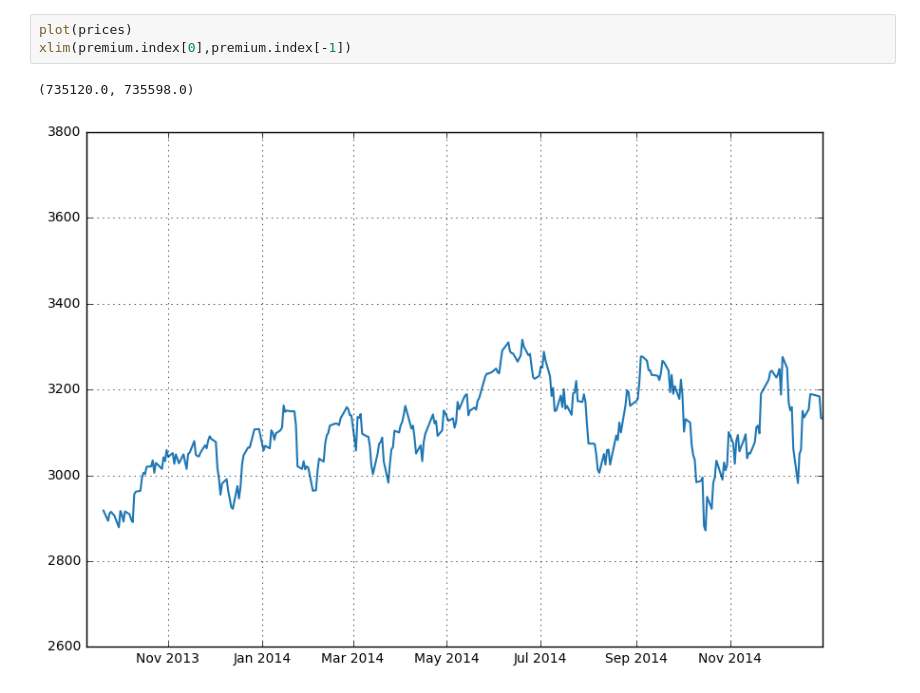
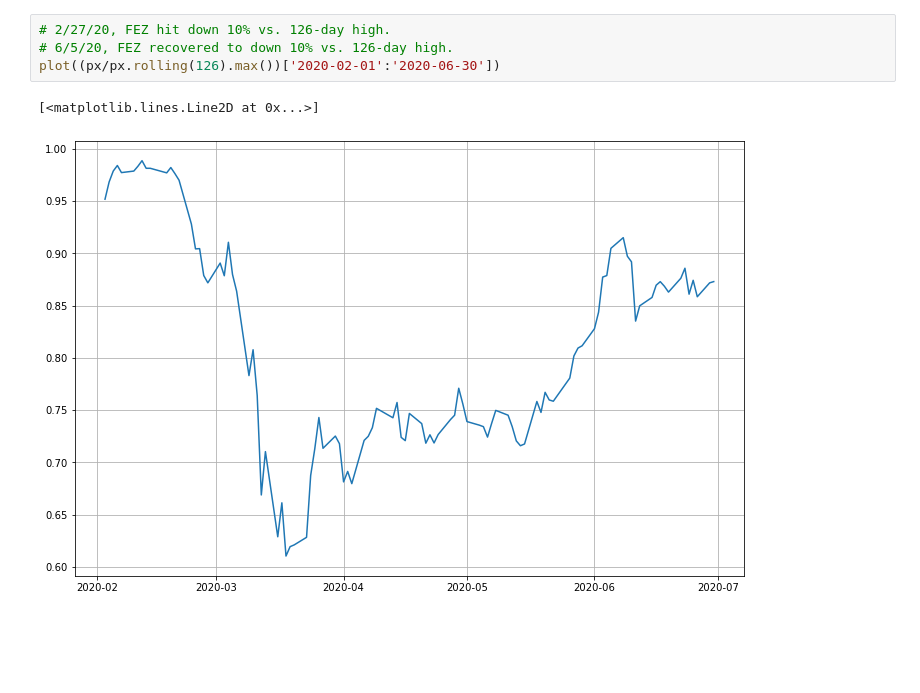
Before and after one commit to idrach55/Trading, a Jupyter notebook: strat_sx5edivs.ipynb, the cells around one changed output. Saved outputs shown, nothing was run; the diff lists cells and outputs as text; blank space fills up the shorter version.

```diff
--- a/strat_sx5edivs.ipynb
+++ b/strat_sx5edivs.ipynb
@@ -77,6 +30,7 @@ plot(premium/prices)
-# %%
-plot(prices)
-xlim(premium.index[0],premium.index[-1])
-# %% [output]
-(735120.0, 735598.0)
-[figure, removed]
+# %%
+# 2/27/20, FEZ hit down 10% vs. 126-day high.
+# 6/5/20, FEZ recovered to down 10% vs. 126-day high.
+plot((px/px.rolling(126).max())['2020-02-01':'2020-06-30'])
+# %% [output]
+[<matplotlib.lines.Line2D at 0x...>]
+[figure, added]
```
Also changed, not shown: parts of 14 cells of this notebook.
